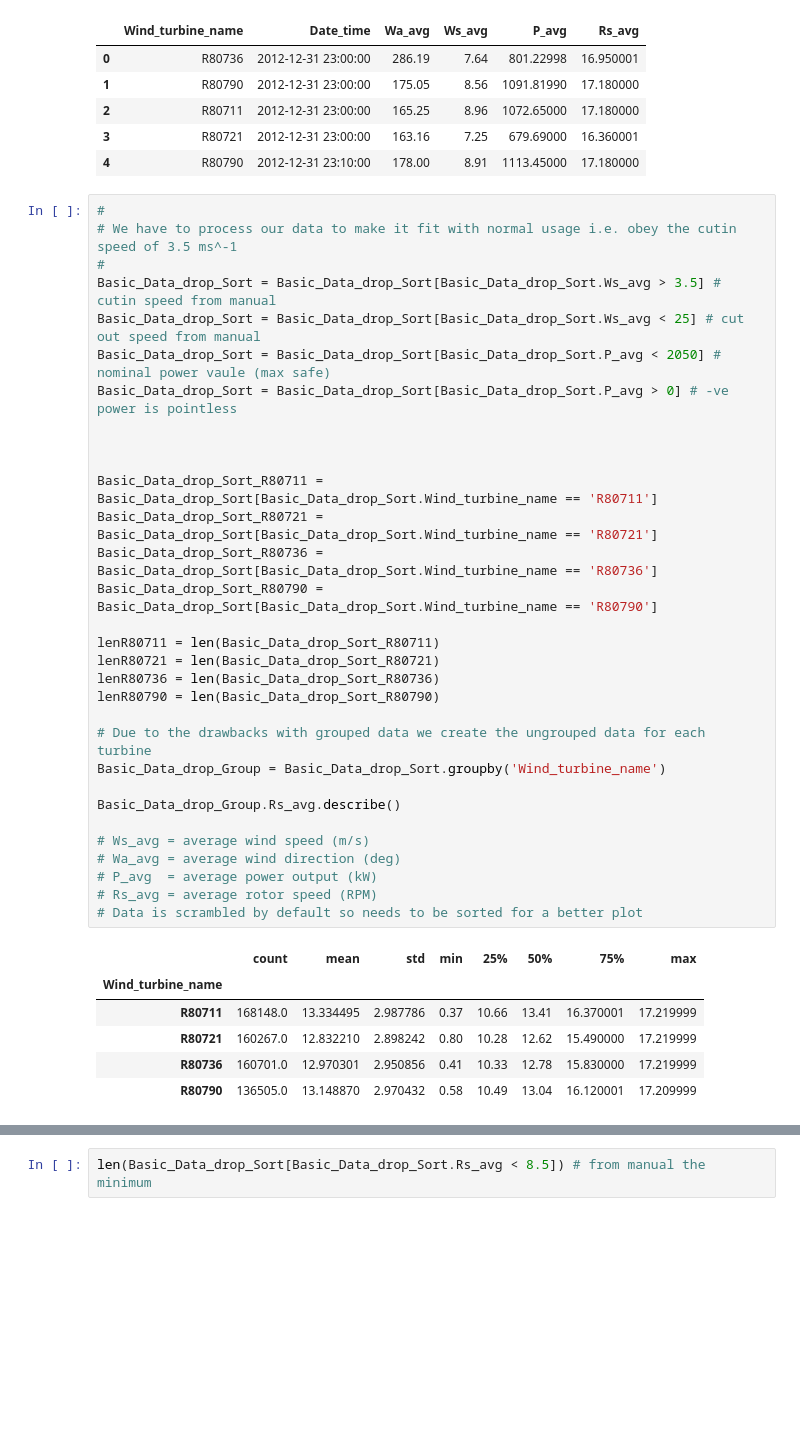
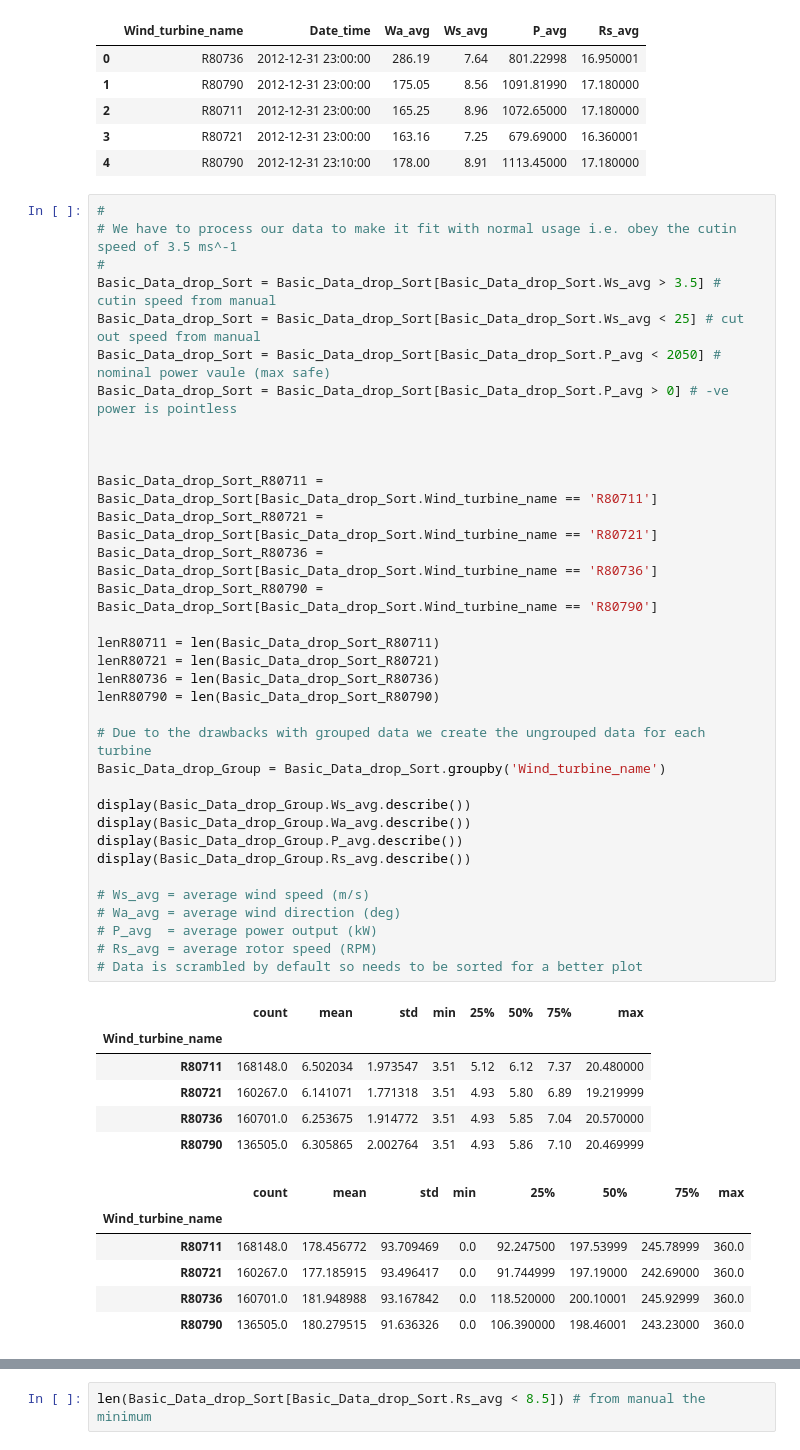
Before and after one commit to Jamiesmackay/Masters_Project, a Jupyter notebook: Code unedited/Project/Project_code.ipynb, the cells around one changed output, grey strips where cells are left out. Saved outputs shown, nothing was run; the diff lists cells and outputs as text; blank space fills up the shorter version.

```diff
--- a/Code unedited/Project/Project_code.ipynb
+++ b/Code unedited/Project/Project_code.ipynb
@@ -32,35 +32,44 @@ Basic_Data_drop_Sort.head()
 #
 Basic_Data_drop_Sort = Basic_Data_drop_Sort[Basic_Data_drop_Sort.Ws_avg > 3.5] # cutin speed from manual
 Basic_Data_drop_Sort = Basic_Data_drop_Sort[Basic_Data_drop_Sort.Ws_avg < 25] # cut out speed from manual
 Basic_Data_drop_Sort = Basic_Data_drop_Sort[Basic_Data_drop_Sort.P_avg < 2050] # nominal power vaule (max safe)
 Basic_Data_drop_Sort = Basic_Data_drop_Sort[Basic_Data_drop_Sort.P_avg > 0] # -ve power is pointless
 
 
 
 Basic_Data_drop_Sort_R80711 = Basic_Data_drop_Sort[Basic_Data_drop_Sort.Wind_turbine_name == 'R80711']
 Basic_Data_drop_Sort_R80721 = Basic_Data_drop_Sort[Basic_Data_drop_Sort.Wind_turbine_name == 'R80721']
 Basic_Data_drop_Sort_R80736 = Basic_Data_drop_Sort[Basic_Data_drop_Sort.Wind_turbine_name == 'R80736']
 Basic_Data_drop_Sort_R80790 = Basic_Data_drop_Sort[Basic_Data_drop_Sort.Wind_turbine_name == 'R80790']
 
 lenR80711 = len(Basic_Data_drop_Sort_R80711)
 lenR80721 = len(Basic_Data_drop_Sort_R80721)
 lenR80736 = len(Basic_Data_drop_Sort_R80736)
 lenR80790 = len(Basic_Data_drop_Sort_R80790)
 
 # Due to the drawbacks with grouped data we create the ungrouped data for each turbine
 Basic_Data_drop_Group = Basic_Data_drop_Sort.groupby('Wind_turbine_name')
 
-Basic_Data_drop_Group.Rs_avg.describe()
+display(Basic_Data_drop_Group.Ws_avg.describe())
+display(Basic_Data_drop_Group.Wa_avg.describe())
+display(Basic_Data_drop_Group.P_avg.describe())
+display(Basic_Data_drop_Group.Rs_avg.describe())
 
 # Ws_avg = average wind speed (m/s)
 # Wa_avg = average wind direction (deg)
 # P_avg  = average power output (kW)
 # Rs_avg = average rotor speed (RPM)
 # Data is scrambled by default so needs to be sorted for a better plot
 # %% [output]
 |  | count | mean | std | min | 25% | 50% | 75% | max |
 | Wind_turbine_name |  |  |  |  |  |  |  |  |
-| R80711 | 168148.0 | 13.334495 | 2.987786 | 0.37 | 10.66 | 13.41 | 16.370001 | 17.219999 |
-| R80721 | 160267.0 | 12.832210 | 2.898242 | 0.80 | 10.28 | 12.62 | 15.490000 | 17.219999 |
-| R80736 | 160701.0 | 12.970301 | 2.950856 | 0.41 | 10.33 | 12.78 | 15.830000 | 17.219999 |
-| R80790 | 136505.0 | 13.148870 | 2.970432 | 0.58 | 10.49 | 13.04 | 16.120001 | 17.209999 |
+| R80711 | 168148.0 | 6.502034 | 1.973547 | 3.51 | 5.12 | 6.12 | 7.37 | 20.480000 |
+| R80721 | 160267.0 | 6.141071 | 1.771318 | 3.51 | 4.93 | 5.80 | 6.89 | 19.219999 |
+| R80736 | 160701.0 | 6.253675 | 1.914772 | 3.51 | 4.93 | 5.85 | 7.04 | 20.570000 |
+| R80790 | 136505.0 | 6.305865 | 2.002764 | 3.51 | 4.93 | 5.86 | 7.10 | 20.469999 |
+|  | count | mean | std | min | 25% | 50% | 75% | max |
+| Wind_turbine_name |  |  |  |  |  |  |  |  |
+| R80711 | 168148.0 | 178.456772 | 93.709469 | 0.0 | 92.247500 | 197.53999 | 245.78999 | 360.0 |
+| R80721 | 160267.0 | 177.185915 | 93.496417 | 0.0 | 91.744999 | 197.19000 | 242.69000 | 360.0 |
+| R80736 | 160701.0 | 181.948988 | 93.167842 | 0.0 | 118.520000 | 200.10001 | 245.92999 | 360.0 |
+| R80790 | 136505.0 | 180.279515 | 91.636326 | 0.0 | 106.390000 | 198.46001 | 243.23000 | 360.0 |
```
Also changed, not shown: parts of 19 cells of this notebook.
